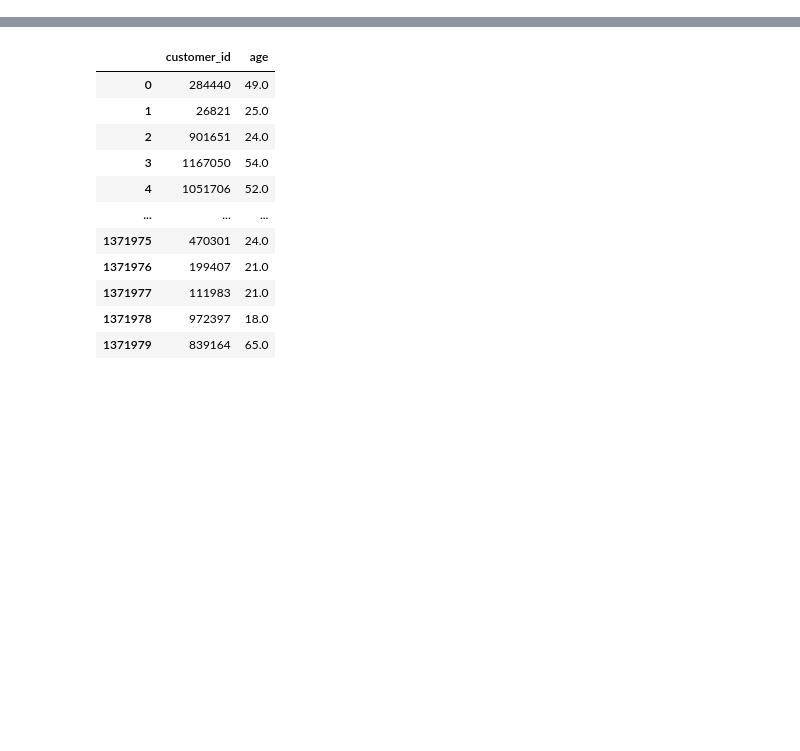
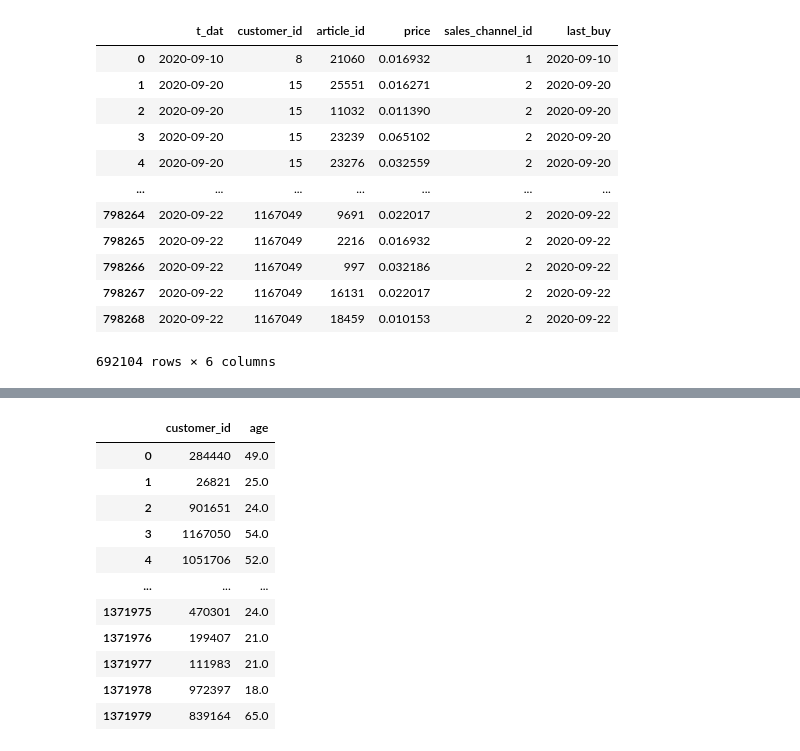
Before and after one commit to damicoedoardo/HnMChallenge, a Jupyter notebook: hnmchallenge/data_analysis/aayush_user.ipynb, the cells around one changed output, grey strips where cells are left out. Saved outputs shown, nothing was run; the diff lists cells and outputs as text; code cells hidden in the pictures; blank space fills up the shorter version.

```diff
--- a/hnmchallenge/data_analysis/aayush_user.ipynb
+++ b/hnmchallenge/data_analysis/aayush_user.ipynb
@@ -20,0 +45,16 @@ fd=dataset.get_full_data()
+# %%
+hold_out
+# %% [output]
+|  | t_dat | customer_id | article_id | price | sales_channel_id | last_buy |
+| 0 | 2020-09-10 | 8 | 21060 | 0.016932 | 1 | 2020-09-10 |
+| 1 | 2020-09-20 | 15 | 25551 | 0.016271 | 2 | 2020-09-20 |
+| 2 | 2020-09-20 | 15 | 11032 | 0.011390 | 2 | 2020-09-20 |
+| 3 | 2020-09-20 | 15 | 23239 | 0.065102 | 2 | 2020-09-20 |
+| 4 | 2020-09-20 | 15 | 23276 | 0.032559 | 2 | 2020-09-20 |
+| ... | ... | ... | ... | ... | ... | ... |
+| 798264 | 2020-09-22 | 1167049 | 9691 | 0.022017 | 2 | 2020-09-22 |
+| 798265 | 2020-09-22 | 1167049 | 2216 | 0.016932 | 2 | 2020-09-22 |
+| 798266 | 2020-09-22 | 1167049 | 997 | 0.032186 | 2 | 2020-09-22 |
+| 798267 | 2020-09-22 | 1167049 | 16131 | 0.022017 | 2 | 2020-09-22 |
+| 798268 | 2020-09-22 | 1167049 | 18459 | 0.010153 | 2 | 2020-09-22 |
+692104 rows × 6 columns
```
Also changed, not shown: parts of 17 cells of this notebook, 1 other file.
